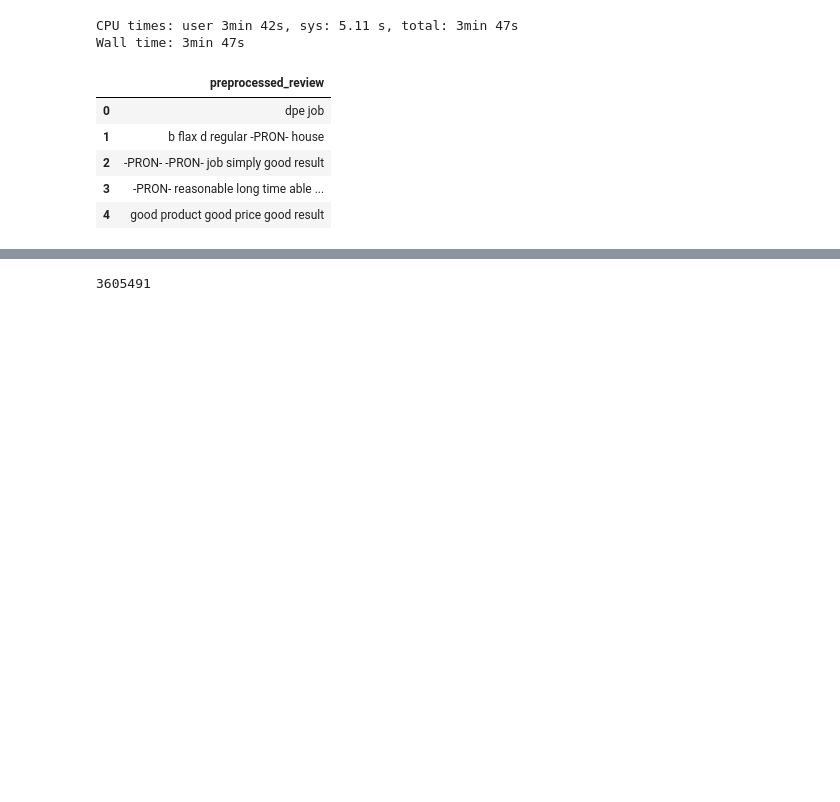
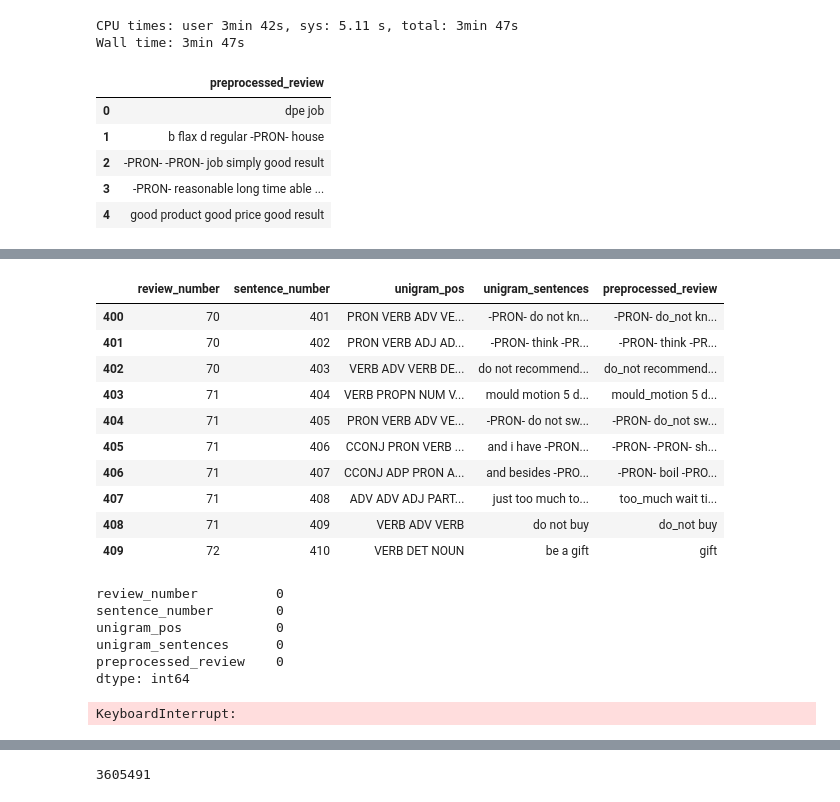
Before and after one commit to kunal-kotian/shopsmart, a Jupyter notebook: Notebooks/kk_topic_modeling_v1.ipynb, the cells around one changed output, grey strips where cells are left out. Cells and saved outputs as stored; diff of their text form; code cells hidden in the pictures; blank space fills up the shorter version.

```diff
--- a/Notebooks/kk_topic_modeling_v1.ipynb
+++ b/Notebooks/kk_topic_modeling_v1.ipynb
@@ -747,4 +747,4 @@ trigram_sentences_savedf.head()
 | 3 | -PRON- reasonable long time able ... |
 | 4 | good product good price good result |
 # %%
-trigram_sentences_savedf = trigram_sentences_savedf.preprocessed_review.tolist()[:100]
+# trigram_sentences = trigram_sentences_savedf.preprocessed_review.tolist()
@@ -770,0 +755,2 @@ trigram_sentences_savedf
+# %%
+unigram_sents_pos_df = load_df_s3(bucket_name, 'amazon_reviews/unigram_sentences.feather', filetype='feather')
@@ -770,0 +774,2 @@ trigram_sentences_savedf
+# %%
+unigram_sents_pos_df = pd.merge(unigram_sents_pos_df, trigram_sentences_savedf, how='inner', left_index=True, right_index=True)
@@ -770,0 +789,23 @@ trigram_sentences_savedf
+# %%
+unigram_sents_pos_df.iloc[400:410]
+# %% [output]
+|  | review_number | sentence_number | unigram_pos | unigram_sentences | preprocessed_review |
+| 400 | 70 | 401 | PRON VERB ADV VE... | -PRON- do not kn... | -PRON- do_not kn... |
+| 401 | 70 | 402 | PRON VERB ADJ AD... | -PRON- think -PR... | -PRON- think -PR... |
+| 402 | 70 | 403 | VERB ADV VERB DE... | do not recommend... | do_not recommend... |
+| 403 | 71 | 404 | VERB PROPN NUM V... | mould motion 5 d... | mould_motion 5 d... |
+| 404 | 71 | 405 | PRON VERB ADV VE... | -PRON- do not sw... | -PRON- do_not sw... |
+| 405 | 71 | 406 | CCONJ PRON VERB ... | and i have -PRON... | -PRON- -PRON- sh... |
+| 406 | 71 | 407 | CCONJ ADP PRON A... | and besides -PRO... | -PRON- boil -PRO... |
+| 407 | 71 | 408 | ADV ADV ADJ PART... | just too much to... | too_much wait ti... |
+| 408 | 71 | 409 | VERB ADV VERB | do not buy | do_not buy |
+| 409 | 72 | 410 | VERB DET NOUN | be a gift | gift |
+# %%
+unigram_sents_pos_df.isnull().sum()
+# %% [output]
+review_number          0
+sentence_number        0
+unigram_pos            0
+unigram_sentences      0
+preprocessed_review    0
+dtype: int64
@@ -770,0 +814,5 @@ trigram_sentences_savedf
+# %%
+unigram_sents_pos_df.unigram_sentences = unigram_sents_pos_df.unigram_sentences.str.split(' ')
+unigram_sents_pos_df.preprocessed_review = unigram_sents_pos_df.preprocessed_review.str.split(' ')
+# %% [output]
+KeyboardInterrupt:
```
Also changed, not shown: parts of 34 cells of this notebook, 4 other files.
